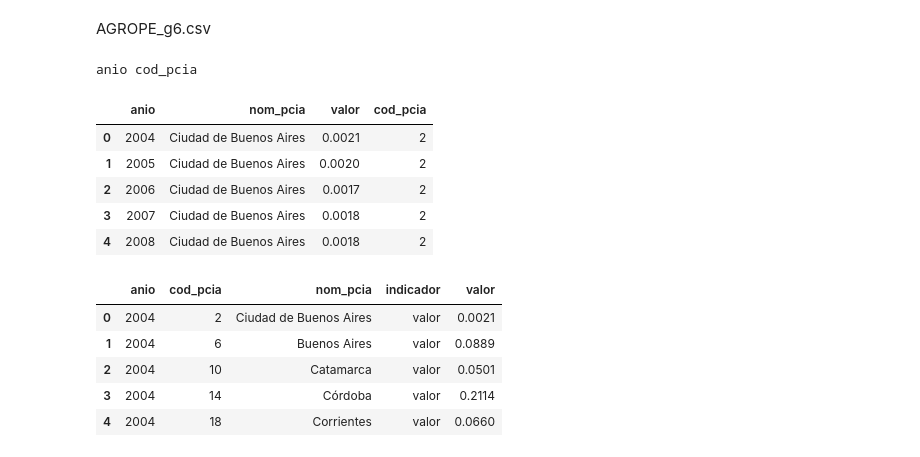
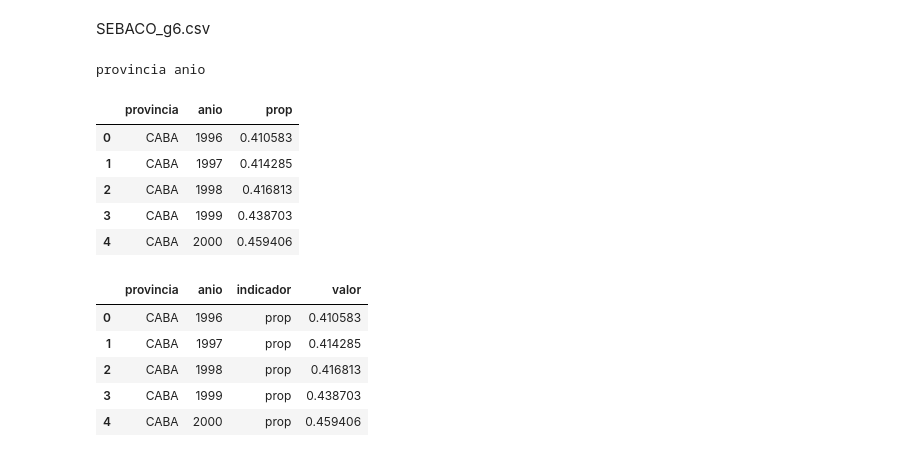
Before and after one commit to Ignacio-Ibarra/argendata-qa, a Jupyter notebook: tools/analysis.ipynb, the cells around one changed output. Saved outputs shown, nothing was run; the diff lists cells and outputs as text; code cells hidden in the pictures.

```diff
--- a/tools/analysis.ipynb
+++ b/tools/analysis.ipynb
@@ -26,8 +26,10 @@ def gsheet_download_csv(id: str, target: str, url_template="https://docs.google.
     return urllib.request.urlretrieve(url, target)
 
 gsheet_download_csv('1UyfAnRCes0OAOUR0aARfkfegTsUl4Puw', 'nomenclador.csv')
-paises = pd.read_csv('./nomenclador.csv')
-pais = {k:v for k,v in paises[['codigo_fundar', 'desc_fundar']].iloc}
+nomenclador = pd.read_csv('./nomenclador.csv')
+pais = {k:v for k,v in nomenclador[['codigo_fundar', 'desc_fundar']].iloc}
+continentes = {k:v for k,v in nomenclador[['codigo_fundar', 'continente_fundar']].iloc}
+nivel_agregacion = {k:v for k,v in nomenclador[['codigo_fundar', 'nivel_agregacion']].iloc}
 codes_set = set(pais.keys())
 
 lista_cambios = []
@@ -562,7 +597,7 @@ exportar(_df)
 # %% [markdown]
-AGROPE_g6.csv
+SEBACO_g6.csv
 # %%
-SUBTOP = 'AGROPE'
+SUBTOP = 'CRECIM'
 entrega = 1
 folder = f"../output/{SUBTOP}{entrega}"
 grafico_n = 6
@@ -580,52 +615,52 @@ primary_keys = plantilla_slice.variable_nombre[plantilla_slice.primary_key].uniq
 print(*primary_keys)
 df.head()
 # %% [output]
-anio cod_pcia
+provincia anio
-|  | anio | nom_pcia | valor | cod_pcia |
-| 0 | 2004 | Ciudad de Buenos Aires | 0.0021 | 2 |
-| 1 | 2005 | Ciudad de Buenos Aires | 0.0020 | 2 |
-| 2 | 2006 | Ciudad de Buenos Aires | 0.0017 | 2 |
-| 3 | 2007 | Ciudad de Buenos Aires | 0.0018 | 2 |
-| 4 | 2008 | Ciudad de Buenos Aires | 0.0018 | 2 |
+|  | provincia | anio | prop |
+| 0 | CABA | 1996 | 0.410583 |
+| 1 | CABA | 1997 | 0.414285 |
+| 2 | CABA | 1998 | 0.416813 |
+| 3 | CABA | 1999 | 0.438703 |
+| 4 | CABA | 2000 | 0.459406 |
 # %%
 drop = drop_colx
 to_long = wide_to_longx
 renombrar = rename_colsx
 nomenclar_paises = partial(normalize_countriesx, map=pais)
 replace = replace_valuex
 sort = sort_vals_ascx
 exportar = lambda df: exportar_definitivo(archivo=archivo, folder=folder, df=df, nuevo_nombre=None)
 
 
 
 pipeline = chain(
     # nomenclar_paises(code_col='iso3c', new_col=None, desc_col='pais'),
     # drop(col="countryname"),
-    to_long(primary_keys + ['nom_pcia'], value_name="_valor"),
+    to_long(primary_keys),
     sort(primary_keys),
-    renombrar({'_valor': 'valor'}),
+    # renombrar({'_valor': 'valor'}),
     # replace(col='pov_type', curr_value='with_transfers', new_value='Con transferencias'),
     # replace(col='pov_type', curr_value='without_transfers', new_value='Sin transferencias'),
     # replace(col='pov_type', curr_value='difference', new_value='Diferencia')
     # drop('region_name'),
     # renombrar({'time': 'anio'}),
     # nomenclar_paises(code_col='cod_area', new_col="desc_area"),
     #renombrar({'iso3': 'pais'}),
 
 )
 
 _df = pipeline(df)
 
 diccionario_cambios[archivo] = lista_cambios.copy()
 
 _df.head()
 # %% [output]
-|  | anio | cod_pcia | nom_pcia | indicador | valor |
-| 0 | 2004 | 2 | Ciudad de Buenos Aires | valor | 0.0021 |
-| 1 | 2004 | 6 | Buenos Aires | valor | 0.0889 |
-| 2 | 2004 | 10 | Catamarca | valor | 0.0501 |
-| 3 | 2004 | 14 | Córdoba | valor | 0.2114 |
-| 4 | 2004 | 18 | Corrientes | valor | 0.0660 |
+|  | provincia | anio | indicador | valor |
+| 0 | CABA | 1996 | prop | 0.410583 |
+| 1 | CABA | 1997 | prop | 0.414285 |
+| 2 | CABA | 1998 | prop | 0.416813 |
+| 3 | CABA | 1999 | prop | 0.438703 |
+| 4 | CABA | 2000 | prop | 0.459406 |
 # %%
 diccionario_cambios
 # %% [output]
```
Also changed, not shown: parts of 186 cells of this notebook, 2 other files.
